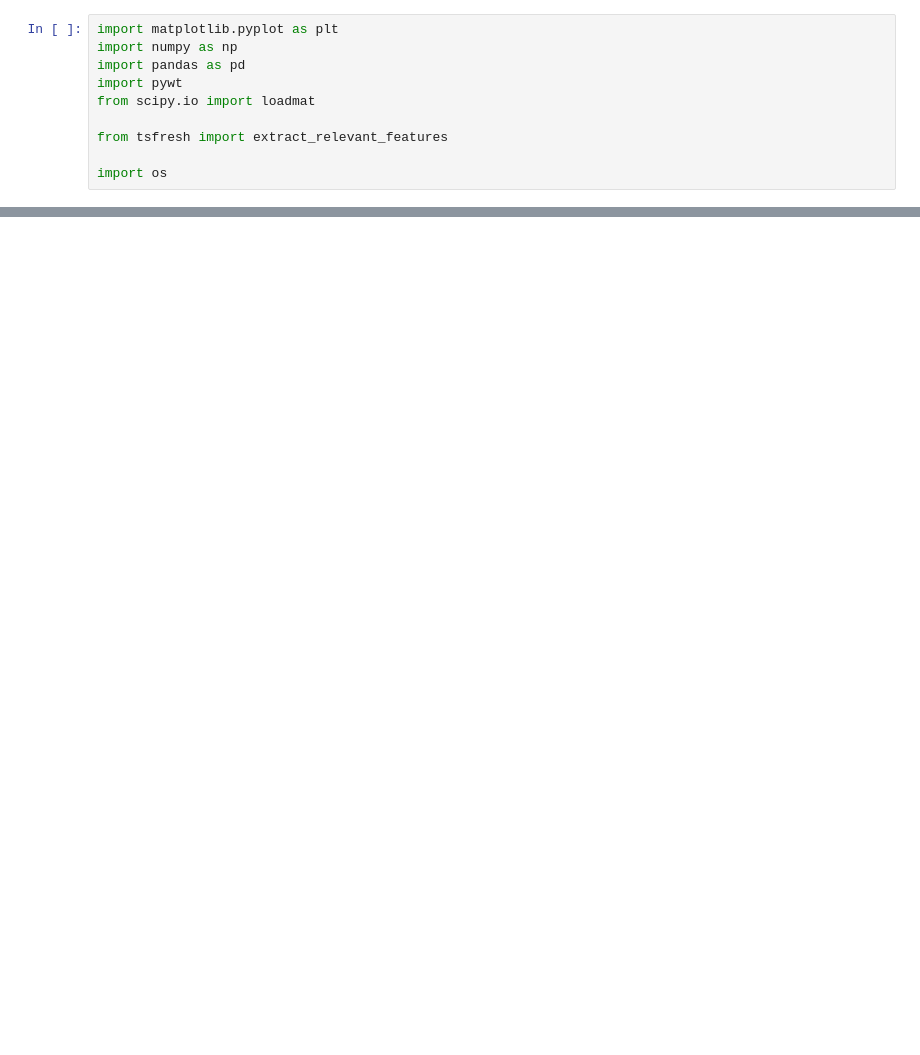
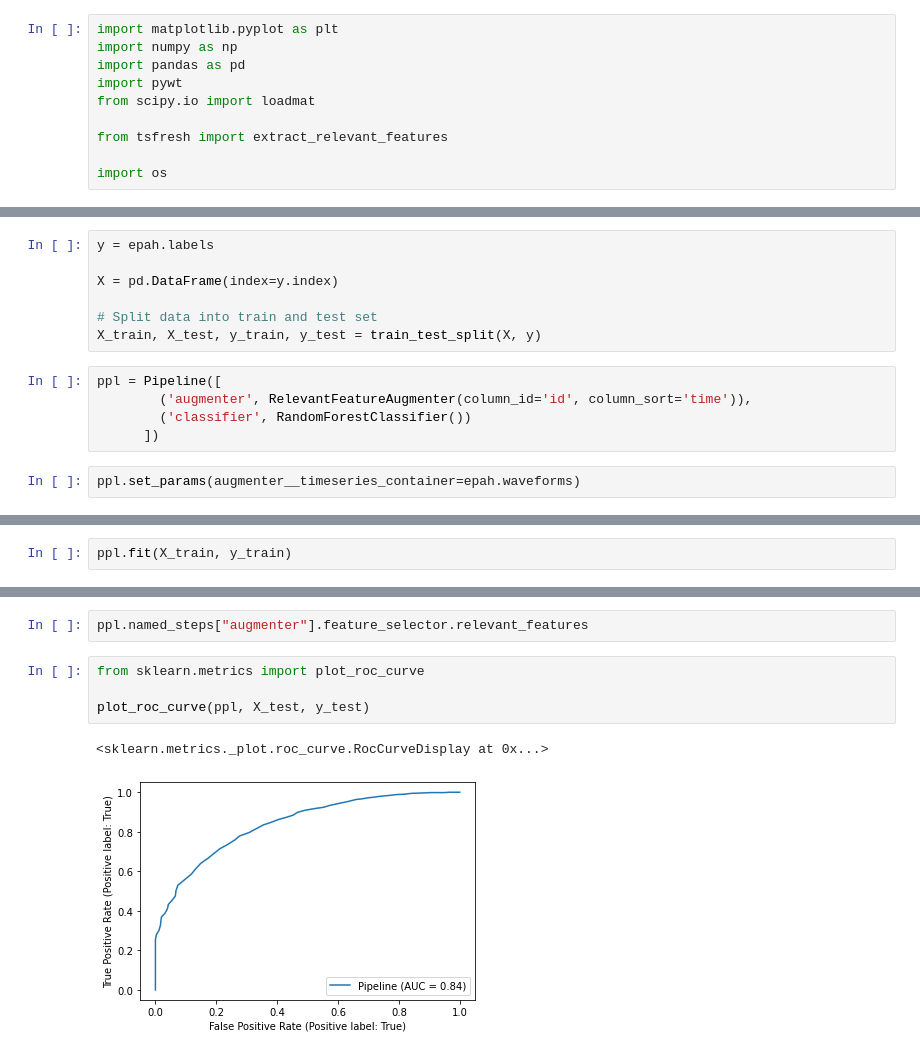
Before and after one commit to actsao/epahClassification, a Jupyter notebook: epahClassifier.ipynb, the cells around one changed output, grey strips where cells are left out. Drawn from its saved outputs; the diff is of its cells as text; blank space fills up the shorter version.

```diff
--- a/epahClassifier.ipynb
+++ b/epahClassifier.ipynb
@@ -311,0 +127,14 @@ list(extracted_features.columns)
+# %%
+y = epah.labels
+
+X = pd.DataFrame(index=y.index)
+
+# Split data into train and test set
+X_train, X_test, y_train, y_test = train_test_split(X, y)
+# %%
+ppl = Pipeline([
+        ('augmenter', RelevantFeatureAugmenter(column_id='id', column_sort='time')),
+        ('classifier', RandomForestClassifier())
+      ])
+# %%
+ppl.set_params(augmenter__timeseries_container=epah.waveforms)
@@ -311,0 +159,2 @@ list(extracted_features.columns)
+# %%
+ppl.fit(X_train, y_train)
@@ -311,0 +192,9 @@ list(extracted_features.columns)
+# %%
+ppl.named_steps["augmenter"].feature_selector.relevant_features
+# %%
+from sklearn.metrics import plot_roc_curve
+
+plot_roc_curve(ppl, X_test, y_test)
+# %% [output]
+<sklearn.metrics._plot.roc_curve.RocCurveDisplay at 0x...>
+[figure, added]
```
Also changed, not shown: parts of 19 cells of this notebook, 2 other files.
